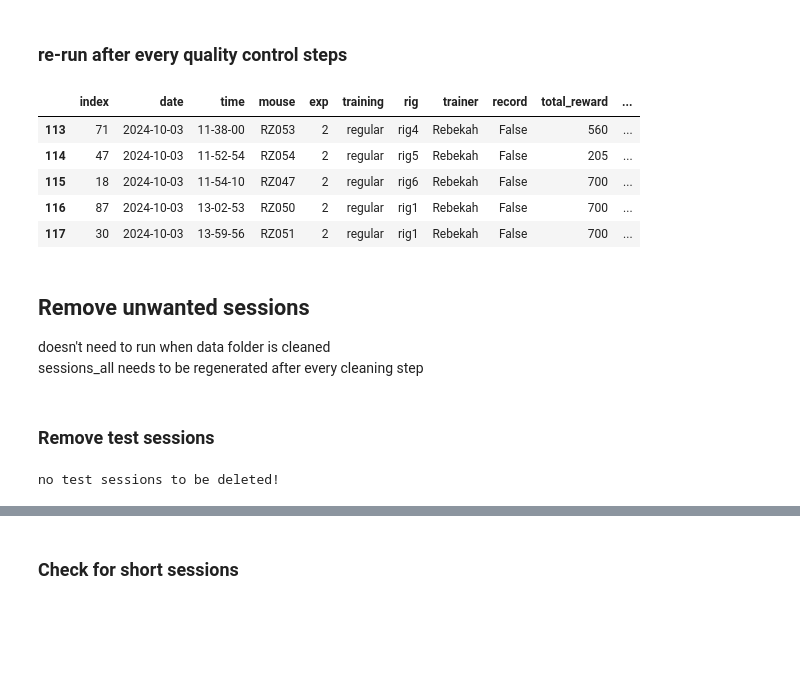
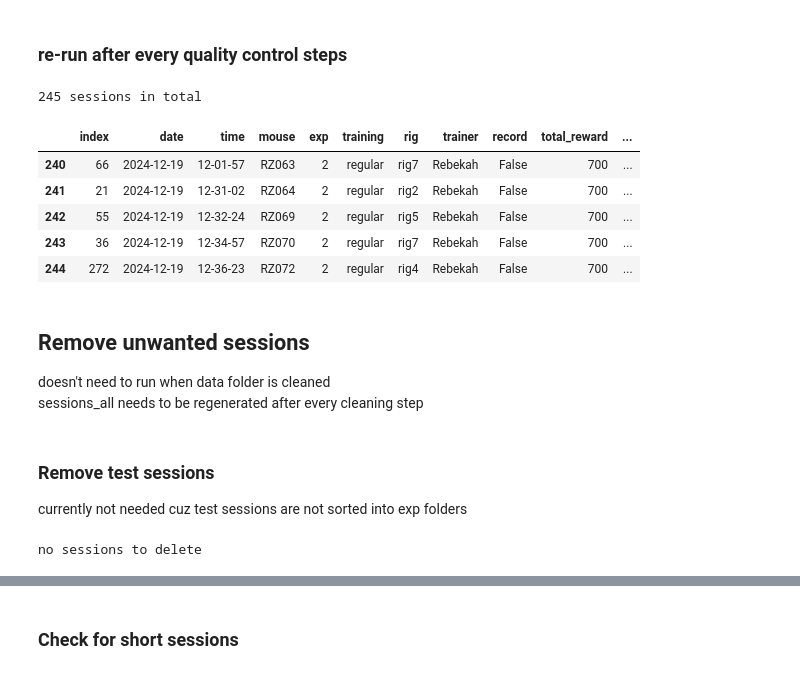
Before and after one commit to rebz444/luckycharm, a Jupyter notebook: cohort_5_v2_take2/1_session_processing_post_meta_change.ipynb, the cells around one changed output, grey strips where cells are left out. Drawn from its saved outputs; the diff is of its cells as text; code cells hidden in the pictures; blank space fills up the shorter version.

```diff
--- a/cohort_5_v2_take2/1_session_processing_post_meta_change.ipynb
+++ b/cohort_5_v2_take2/1_session_processing_post_meta_change.ipynb
@@ -9,9 +8,9 @@ import utils_c5 as utils
 import pandas as pd
 # %%
 data_dir = '/Users/rebekahzhang/data/behavior_data'
-period = '20240123-20240415'
+period = '20240502-20241219'
 exp = "exp2"
-cohort = "cohort_5"
+cohort = "cohort_7"
 data_folder = os.path.join(data_dir, period, exp, cohort)
 print(data_folder)
 # %% [output]
@@ -171,20 +62,18 @@ def generate_session_logs(data_folder, save_logs=True):
 # %% [markdown]
 ### re-run after every quality control steps
 # %%
-sessions_all, sessions_training = generate_session_logs(data_folder)
-
+sessions_all, sessions_training = helper.generate_session_logs(data_folder)
 sessions_training.tail()
 # %% [output]
+245 sessions in total
 |  | index | date | time | mouse | exp | training | rig | trainer | record | total_reward | ... |
-| 113 | 71 | 2024-10-03 | 11-38-00 | RZ053 | 2 | regular | rig4 | Rebekah | False | 560 | ... |
-| 114 | 47 | 2024-10-03 | 11-52-54 | RZ054 | 2 | regular | rig5 | Rebekah | False | 205 | ... |
-| 115 | 18 | 2024-10-03 | 11-54-10 | RZ047 | 2 | regular | rig6 | Rebekah | False | 700 | ... |
-| 116 | 87 | 2024-10-03 | 13-02-53 | RZ050 | 2 | regular | rig1 | Rebekah | False | 700 | ... |
-| 117 | 30 | 2024-10-03 | 13-59-56 | RZ051 | 2 | regular | rig1 | Rebekah | False | 700 | ... |
+| 240 | 66 | 2024-12-19 | 12-01-57 | RZ063 | 2 | regular | rig7 | Rebekah | False | 700 | ... |
+| 241 | 21 | 2024-12-19 | 12-31-02 | RZ064 | 2 | regular | rig2 | Rebekah | False | 700 | ... |
+| 242 | 55 | 2024-12-19 | 12-32-24 | RZ069 | 2 | regular | rig5 | Rebekah | False | 700 | ... |
+| 243 | 36 | 2024-12-19 | 12-34-57 | RZ070 | 2 | regular | rig7 | Rebekah | False | 700 | ... |
+| 244 | 272 | 2024-12-19 | 12-36-23 | RZ072 | 2 | regular | rig4 | Rebekah | False | 700 | ... |
 # %% [markdown]
 ## Remove unwanted sessions
 doesn't need to run when data folder is cleaned
 <br>
 sessions_all needs to be regenerated after every cleaning step
-# %% [markdown]
-### Remove test sessions
@@ -195,9 +80,8 @@ def remove_sessions(sessions_to_remove, data_folder):
+# %% [markdown]
+### Remove test sessions
+currently not needed cuz test sessions are not sorted into exp folders
 # %%
 sessions_test = sessions_all.loc[sessions_all.mouse=='test']
-if len(sessions_test) > 0:
-    remove_sessions(sessions_test, data_folder)
-    print("test sessions removed")
-else:
-    print("no test sessions to be deleted!")
+utils.remove_sessions(sessions_test, data_folder)
 # %% [output]
-no test sessions to be deleted!
+no sessions to delete
```
Also changed, not shown: parts of 44 cells of this notebook, 19 other files.
